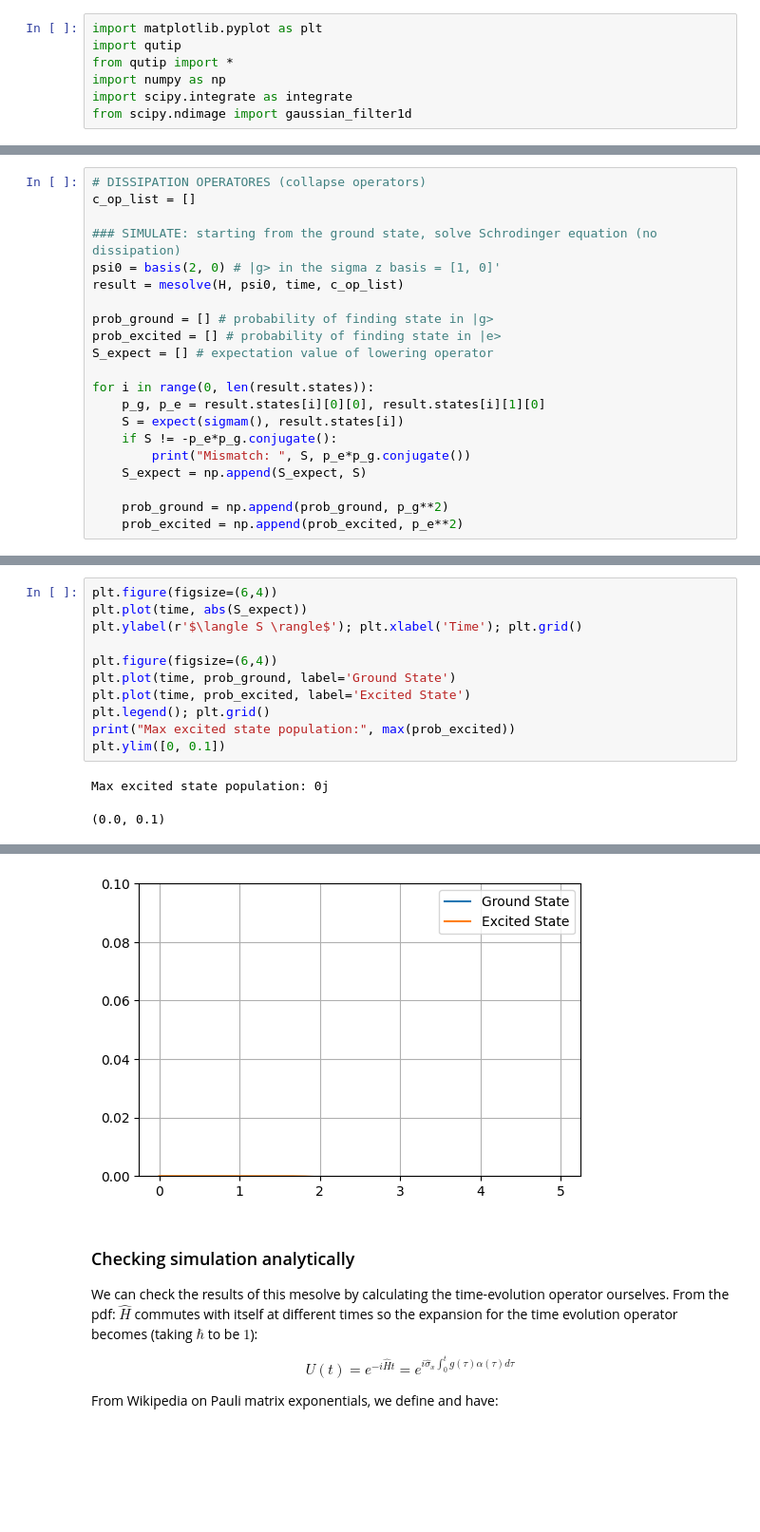
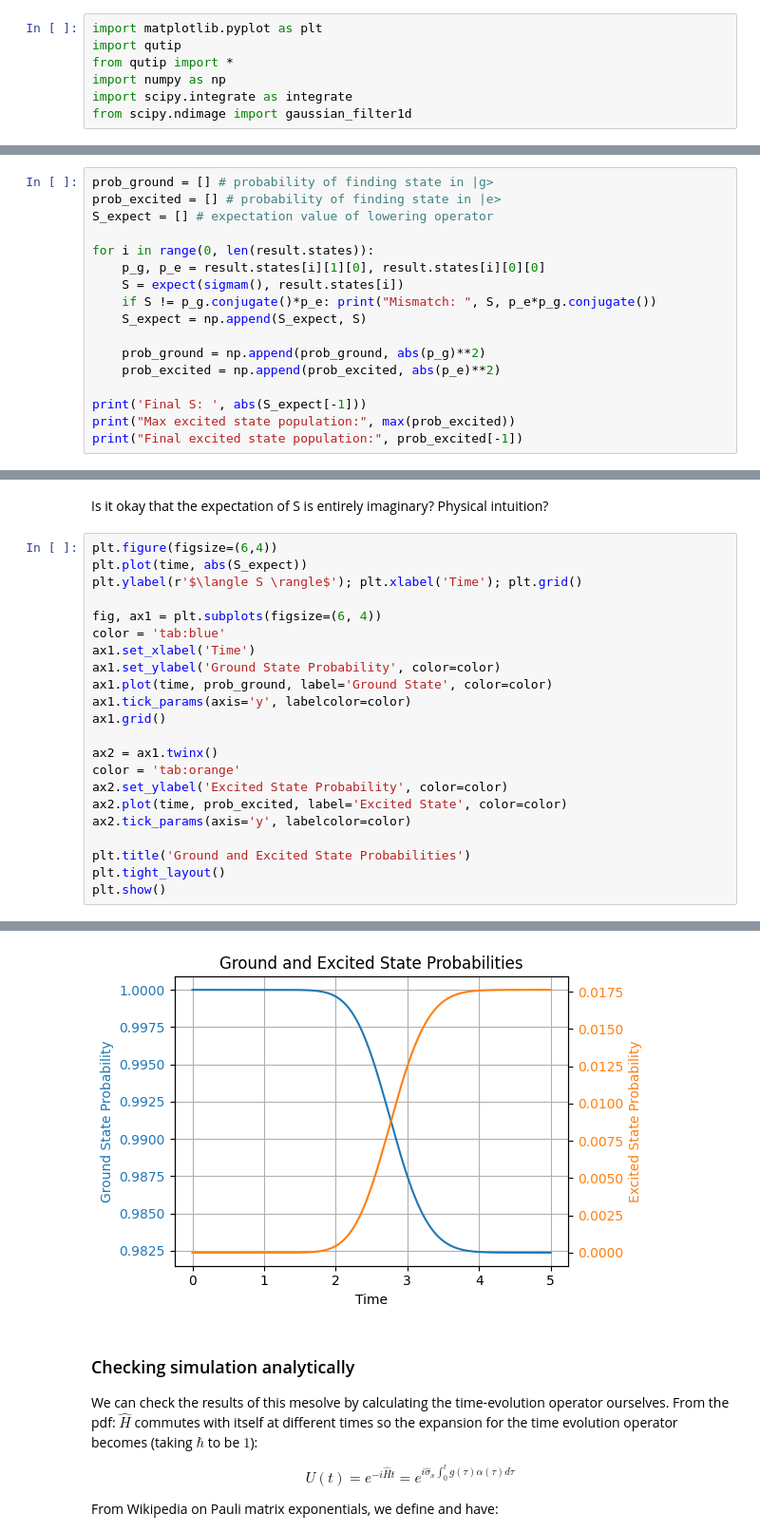
Before and after one commit to brianac687/rbq, a Jupyter notebook: two_level_absorption.ipynb, the cells around one changed output, grey strips where cells are left out. Shown at 95% size. Cells and saved outputs as stored; diff of their text form; blank space fills up the shorter version.

```diff
--- a/two_level_absorption.ipynb
+++ b/two_level_absorption.ipynb
@@ -78,21 +132,17 @@ The spin value is defined as: $ S(t) = \langle \hat{\sigma}_- \rangle $ where $
 # %%
-# DISSIPATION OPERATORES (collapse operators)
-c_op_list = []
-
-### SIMULATE: starting from the ground state, solve Schrodinger equation (no dissipation)
-psi0 = basis(2, 0) # |g> in the sigma z basis = [1, 0]'
-result = mesolve(H, psi0, time, c_op_list)
-
 prob_ground = [] # probability of finding state in |g>
 prob_excited = [] # probability of finding state in |e>
 S_expect = [] # expectation value of lowering operator
 
 for i in range(0, len(result.states)):
-    p_g, p_e = result.states[i][0][0], result.states[i][1][0]
+    p_g, p_e = result.states[i][1][0], result.states[i][0][0]
     S = expect(sigmam(), result.states[i])
-    if S != -p_e*p_g.conjugate():
-        print("Mismatch: ", S, p_e*p_g.conjugate())
+    if S != p_g.conjugate()*p_e: print("Mismatch: ", S, p_e*p_g.conjugate())
     S_expect = np.append(S_expect, S)
 
-    prob_ground = np.append(prob_ground, p_g**2)
-    prob_excited = np.append(prob_excited, p_e**2)
+    prob_ground = np.append(prob_ground, abs(p_g)**2)
+    prob_excited = np.append(prob_excited, abs(p_e)**2)
+
+print('Final S: ', abs(S_expect[-1]))
+print("Max excited state population:", max(prob_excited))
+print("Final excited state population:", prob_excited[-1])
@@ -99,14 +153,25 @@ for i in range(0, len(result.states)):
+# %% [markdown]
+Is it okay that the expectation of S is entirely imaginary? Physical intuition?
 # %%
 plt.figure(figsize=(6,4))
 plt.plot(time, abs(S_expect))
 plt.ylabel(r'$\langle S \rangle$'); plt.xlabel('Time'); plt.grid()
 
-plt.figure(figsize=(6,4))
-plt.plot(time, prob_ground, label='Ground State')
-plt.plot(time, prob_excited, label='Excited State')
-plt.legend(); plt.grid()
-print("Max excited state population:", max(prob_excited))
-plt.ylim([0, 0.1])
+fig, ax1 = plt.subplots(figsize=(6, 4))
+color = 'tab:blue'
+ax1.set_xlabel('Time')
+ax1.set_ylabel('Ground State Probability', color=color)
+ax1.plot(time, prob_ground, label='Ground State', color=color)
+ax1.tick_params(axis='y', labelcolor=color)
+ax1.grid()
+
+ax2 = ax1.twinx()
+color = 'tab:orange'
+ax2.set_ylabel('Excited State Probability', color=color)
+ax2.plot(time, prob_excited, label='Excited State', color=color)
+ax2.tick_params(axis='y', labelcolor=color)
+
+plt.title('Ground and Excited State Probabilities')
+plt.tight_layout()
+plt.show()
 # %% [output]
-Max excited state population: 0j
-(0.0, 0.1)
@@ -114,4 +179,4 @@ Max excited state population: 0j
-[figure, old version]
+[figure, new version]
 # %% [markdown]
 ### Checking simulation analytically
 We can check the results of this mesolve by calculating the time-evolution operator ourselves. From the pdf: $\hat{H}$ commutes with itself at different times so the expansion for the time evolution operator becomes (taking $\hbar$ to be $1$):
```
Also changed, not shown: parts of 31 cells of this notebook, 1 other file.
